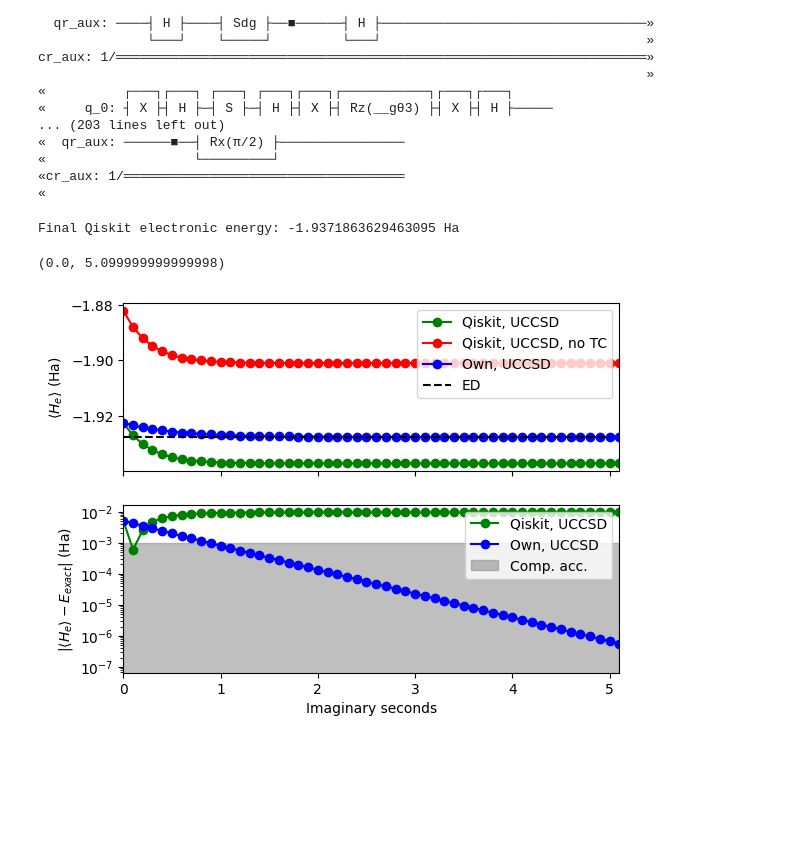
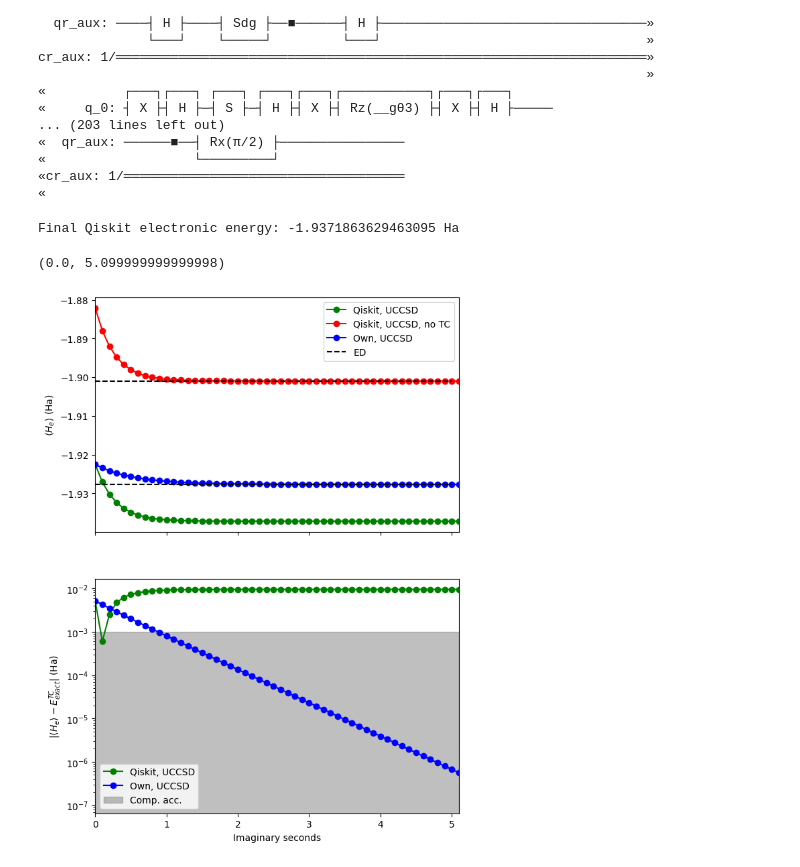
Before and after one commit to Magnusson6359/qiskit-algorithms, a Jupyter notebook: testing.ipynb, the cells around one changed output. Saved outputs shown, nothing was run; the diff lists cells and outputs as text; code cells hidden in the pictures; blank space fills up the shorter version.

```diff
--- a/testing.ipynb
+++ b/testing.ipynb
@@ -157,6 +161,8 @@ avqite_times = data[:,0]
 avqite_energies = data[:,2]
 # %%
 fig, axs = plt.subplots(2,1,sharex=True)
+fig.set_figheight(10)
+fig.set_figwidth(7)
 ax = axs[0]
 ax2 = axs[1]
 #DELTA_BIG = 50
@@ -175,35 +181,35 @@ h_exp_val = np.array([ele[0][0].real for ele in result.observables])
 times = result.times
 h_ex_val2 = np.array([ele[0][0].real for ele in result2.observables])
 times2 = result2.times
 
 ax.plot(times, h_exp_val, '-go', label= "Qiskit, UCCSD") #+ extracted_transformer_energy+ nuclear_repulsion_energy
 ax.plot(times2, h_ex_val2, '-ro', label= "Qiskit, UCCSD, no TC") #+ extracted_transformer_energy+ nuclear_repulsion_energy
 ax.plot(avqite_times[::DELTA_BIG], avqite_energies[::DELTA_BIG], '-bo', label= "Own, UCCSD")
 ax.plot([e_exact[sys]]*(int(times[-1])+1), '--k', label= "ED")
-ax.plot([e_exact[sys]]*(int(times[-1])+1), '--k')
+ax.plot([e_exact_notc[sys]]*(int(times[-1])+1), '--k')
 #ax.axhline(np_result.total_energies, ls='--',
 #           c='k', alpha=0.7, label='Groundstate')
 #ax.axhline(np_result.hartree_fock_energy, ls='--',
 #           c='r', alpha=0.7, label="Hartree-Fock")
 
 #pylab.plot(times, exact_h_exp_val , label= "Exact",  linestyle='--')
 ax.set_ylabel(r"$\langle H_e \rangle$ (Ha)")
-ax.legend(loc="upper right")
+ax.legend()#(loc="upper right")
 ax.set_xlim([0, times[-1]])
 print(f"Final Qiskit electronic energy: {h_exp_val[-1]} Ha")
 #print(f"Compare with Qutip ED: -4.3860854160 Ha")
 #print(f"Compare with TC-VarQITE for UCCSD: -4.3860791082 Ha")
 
 
 ax2.plot(times, abs(h_exp_val-e_exact[sys]), "-go", label= "Qiskit, UCCSD")
 ax2.plot(avqite_times[::DELTA_BIG], abs(avqite_energies-e_exact[sys])[::DELTA_BIG], "-bo", label= "Own, UCCSD")
 ax2.fill_between([0,times[-1]],[1e-3,1e-3],color="grey",alpha=0.5,label="Comp. acc.")
 ax2.set_xlabel("Imaginary seconds")
-ax2.set_ylabel(r"$|\langle H_e \rangle - E_{exact}|$ (Ha)")
+ax2.set_ylabel(r"$|\langle H_e \rangle - E_{exact}^{TC}|$ (Ha)")
 ax2.set_yscale("log")
-ax2.legend(loc="upper right")
+ax2.legend()#(loc="upper right")
 ax2.set_xlim([0, times[-1]])
 # %% [output]
 Final Qiskit electronic energy: -1.9371863629463095 Ha
 (0.0, 5.099999999999998)
-[figure, old version]
+[figure, new version]
```
Also changed, not shown: parts of 5 cells of this notebook, 4 other files.
